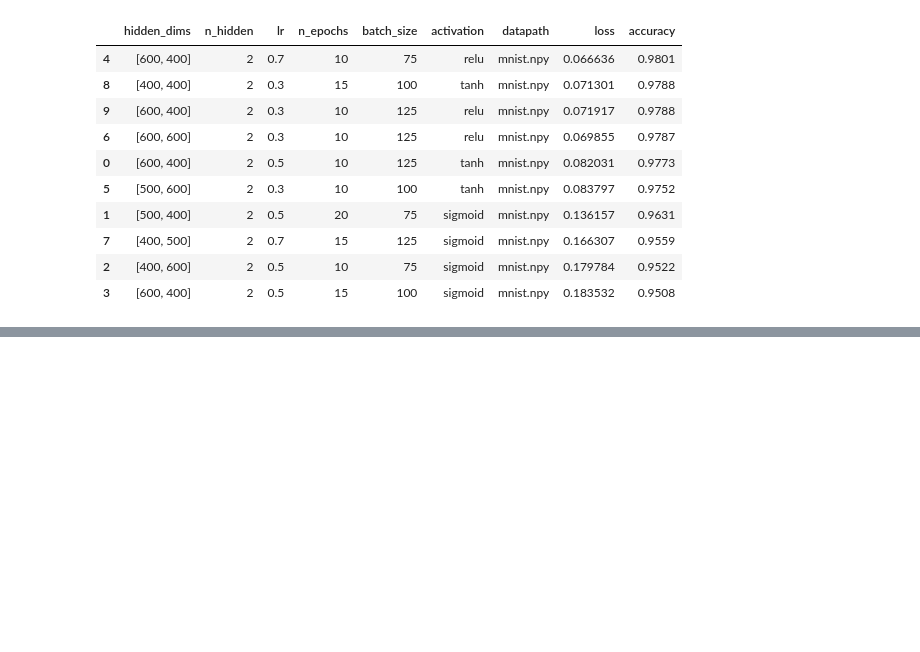
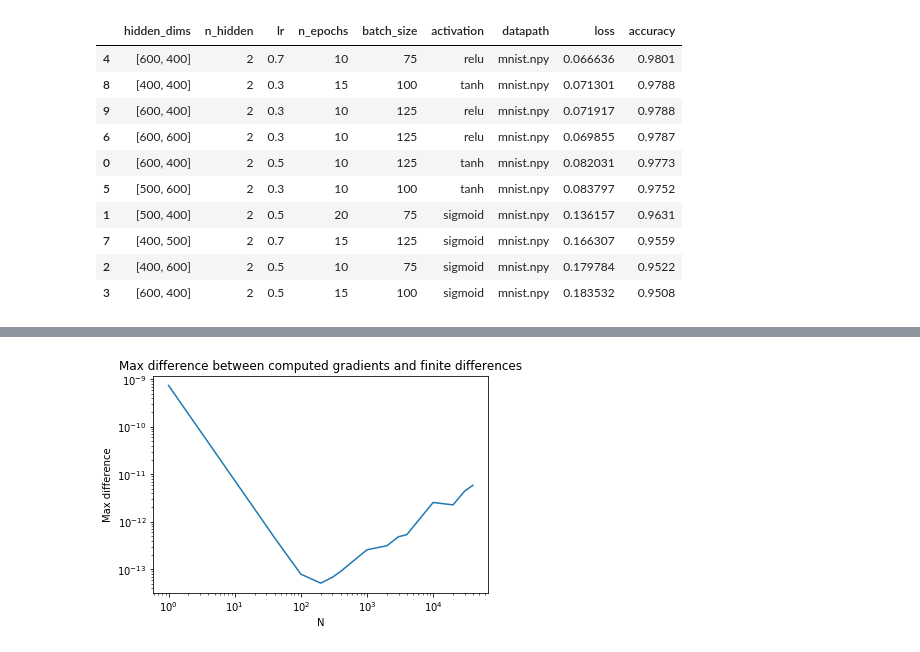
Before and after one commit to ai404/ift6135_assignment1, a Jupyter notebook: assignment1.ipynb, the cells around one changed output, grey strips where cells are left out. Saved outputs shown, nothing was run; the diff lists cells and outputs as text; code cells hidden in the pictures; blank space fills up the shorter version.

```diff
--- a/assignment1.ipynb
+++ b/assignment1.ipynb
@@ -600,0 +650,17 @@ sorted_output.sort_values(by="accuracy",ascending=False)
+# %%
+N=[]
+for i in range(0,5):
+    for k in range(1,5):
+        N.append(k*(10**i))
+diff = np.zeros(len(N))
+for n in range(len(N)):
+    app,re,diff[n] = neural_net.finite_difference(1/N[n],2)
+# %%
+plt.plot(N,diff)
+plt.title('Max difference between computed gradients and finite differences')
+plt.xlabel('N')
+plt.ylabel('Max difference')
+plt.yscale('log')
+plt.xscale('log')
+# %% [output]
+[figure, added]
```
Also changed, not shown: parts of 6 cells of this notebook.
